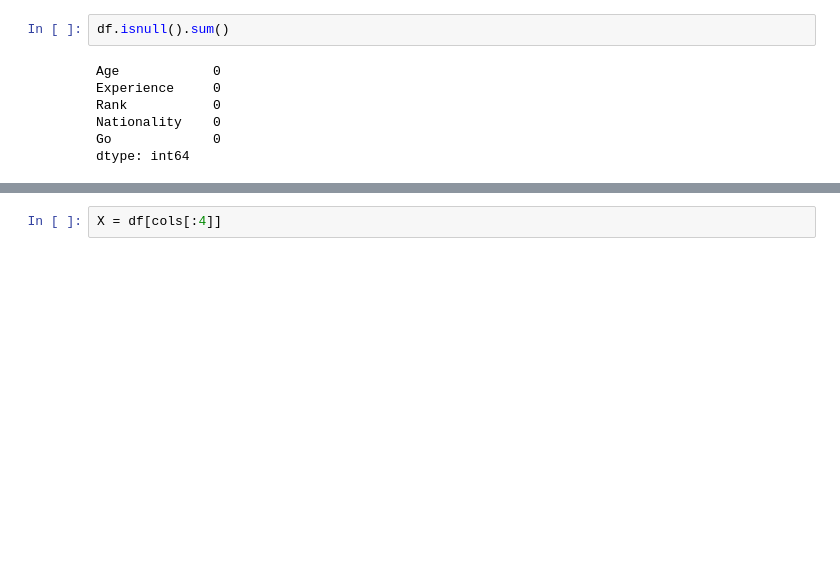
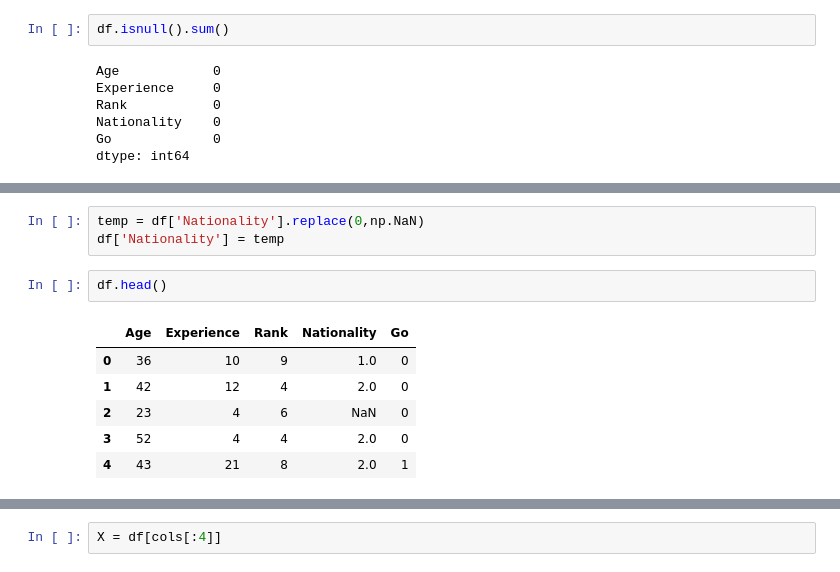
Before and after one commit to GSM268/ML-Chits, a Jupyter notebook: Decision Tree/Chit 20/data.ipynb, the cells around one changed output, grey strips where cells are left out. Saved outputs shown, nothing was run; the diff lists cells and outputs as text; blank space fills up the shorter version.

```diff
--- a/Decision Tree/Chit 20/data.ipynb
+++ b/Decision Tree/Chit 20/data.ipynb
@@ -71,0 +78,12 @@ dtype: int64
+# %%
+temp = df['Nationality'].replace(0,np.NaN)
+df['Nationality'] = temp
+# %%
+df.head()
+# %% [output]
+|  | Age | Experience | Rank | Nationality | Go |
+| 0 | 36 | 10 | 9 | 1.0 | 0 |
+| 1 | 42 | 12 | 4 | 2.0 | 0 |
+| 2 | 23 | 4 | 6 | NaN | 0 |
+| 3 | 52 | 4 | 4 | 2.0 | 0 |
+| 4 | 43 | 21 | 8 | 2.0 | 1 |
```
Also changed, not shown: parts of 8 cells of this notebook, 12 other files.
